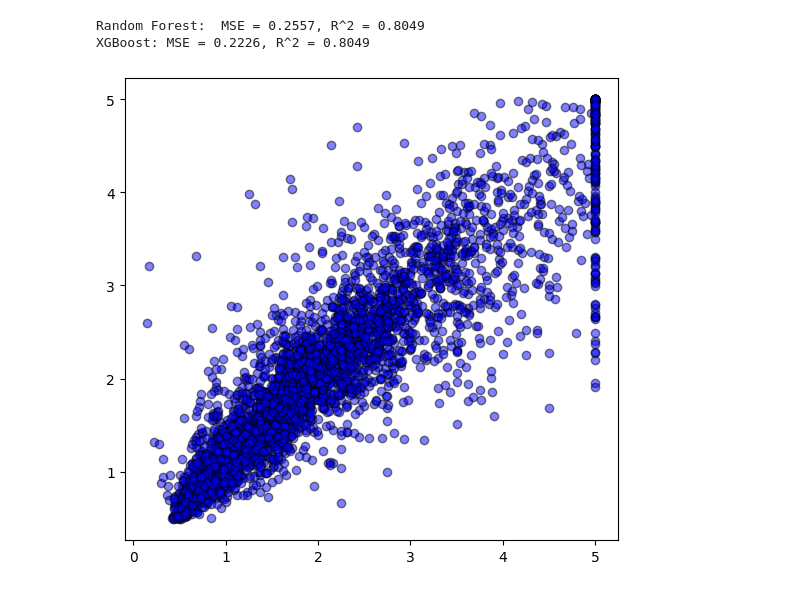
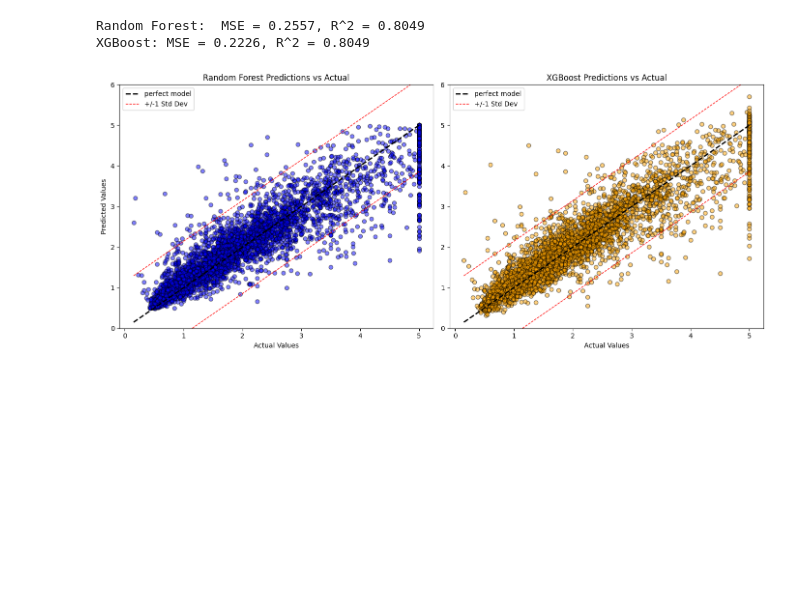
Before and after one commit to Tinonturja/MachineLearning, a Jupyter notebook: Bagging&Boosting.ipynb, the cells around one changed output. Saved outputs shown, nothing was run; the diff lists cells and outputs as text; code cells hidden in the pictures; blank space fills up the shorter version.

```diff
--- a/Bagging&Boosting.ipynb
+++ b/Bagging&Boosting.ipynb
@@ -93,13 +93,30 @@ XGBoost: MSE = 0.2226, R^2 = 0.8049
 # %%
 std_y = np.std(y_test)
 plt.figure(figsize = (14,6))
 
 plt.subplot(1,2,1)
 plt.scatter(y_test, y_pred_rf, alpha = 0.5, color = 'blue', ec = 'k')
 plt.plot([y_test.min(),y_test.max()],[y_test.min(),y_test.max()], 'k--',lw=2,label = 'perfect model' )
 plt.plot([y_test.min(),y_test.max()], [y_test.min() +std_y, y_test.max()+std_y], 'r--', lw= 1, label = '+/-1 Std Dev')
 plt.plot([y_test.min(),y_test.max()], [y_test.min() -std_y, y_test.max()-std_y],'r--', lw= 1)
+plt.ylim(0,6)
+plt.title("Random Forest Predictions vs Actual")
+plt.xlabel("Actual Values")
+plt.ylabel("Predicted Values")
+plt.legend()
 
+
+# XGBoost plot
+plt.subplot(1, 2, 2)
+plt.scatter(y_test, y_pred_xgb, alpha=0.5, color="orange",ec='k')
+plt.plot([y_test.min(), y_test.max()], [y_test.min(), y_test.max()], 'k--', lw=2,label="perfect model")
+plt.plot([y_test.min(), y_test.max()], [y_test.min() + std_y, y_test.max() + std_y], 'r--', lw=1, label="+/-1 Std Dev")
+plt.plot([y_test.min(), y_test.max()], [y_test.min() - std_y, y_test.max() - std_y], 'r--', lw=1, )
+plt.ylim(0,6)
+plt.title("XGBoost Predictions vs Actual")
+plt.xlabel("Actual Values")
+plt.legend()
+plt.tight_layout()
 plt.show()
 # %% [output]
-[figure, old version]
+[figure, new version]
```
